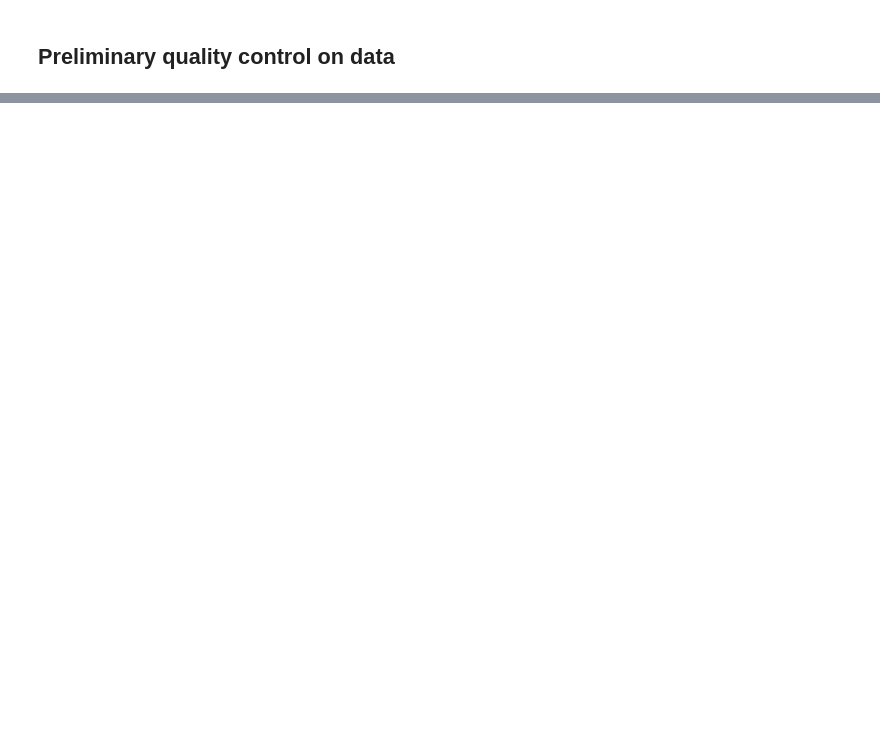
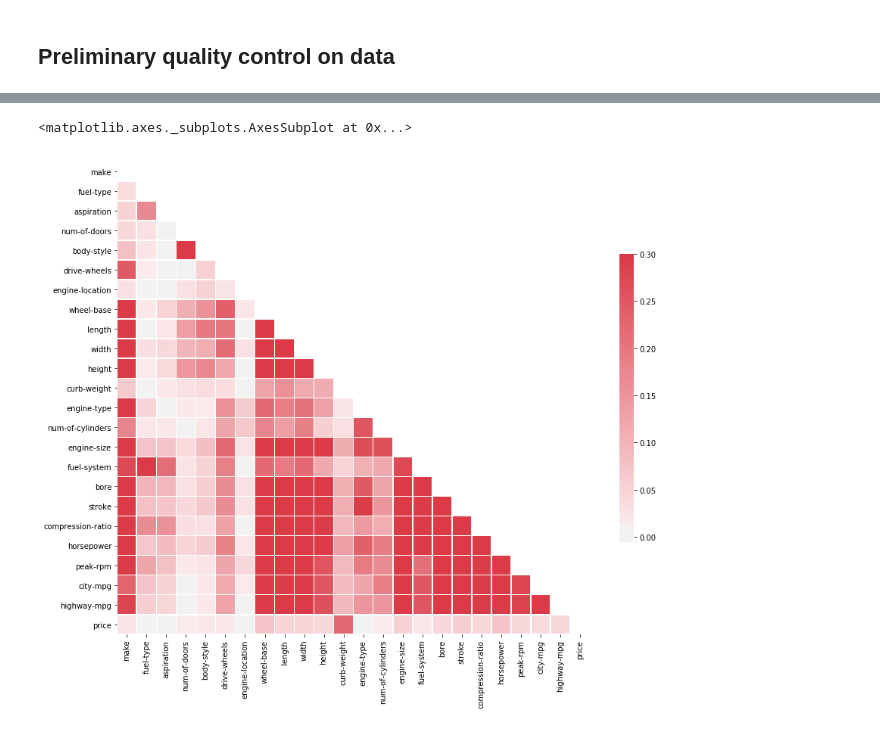
Before and after one commit to chalsonm/data_science_sandbox, a Jupyter notebook: analysis/auto_imports_1985/01_EDA.ipynb, the cells around one changed output, grey strips where cells are left out. Cells and saved outputs as stored; diff of their text form; code cells hidden in the pictures; blank space fills up the shorter version.

```diff
--- a/analysis/auto_imports_1985/01_EDA.ipynb
+++ b/analysis/auto_imports_1985/01_EDA.ipynb
@@ -196,0 +294,5 @@ display(HTML(full_df.to_html()))
+# %%
+# First, let's discard the problematic NaN-containing rows and columns
+clean_df = full_df.drop(columns=['normalized-losses'])
+clean_df = clean_df[~clean_df.isna().any(axis=1)].infer_objects()
+clean_df.info()
@@ -196,0 +317,20 @@ display(HTML(full_df.to_html()))
+# %%
+# Compute the mutual information matrix
+#corr_df = clean_df.corr(method='pearson')
+corr_df = clean_df.corr(method=lambda a, b: adjusted_mutual_info_score(a, b, average_method='arithmetic'))
+# %%
+# Generate a mask for the upper triangle
+mask = np.triu(np.ones_like(corr_df, dtype=np.bool))
+
+# Set up the matplotlib figure
+f, ax = plt.subplots(figsize=DEFAULT_FIGSIZE)
+
+# Generate a custom diverging colormap
+cmap = sns.diverging_palette(220, 10, as_cmap=True)
+
+# Draw the heatmap with the mask and correct aspect ratio
+sns.heatmap(corr_df, mask=mask, cmap=cmap, vmax=.3, center=0,
+            square=True, linewidths=.5, cbar_kws={"shrink": .5})
+# %% [output]
+<matplotlib.axes._subplots.AxesSubplot at 0x...>
+[figure, added]
```
Also changed, not shown: parts of 18 cells of this notebook.
